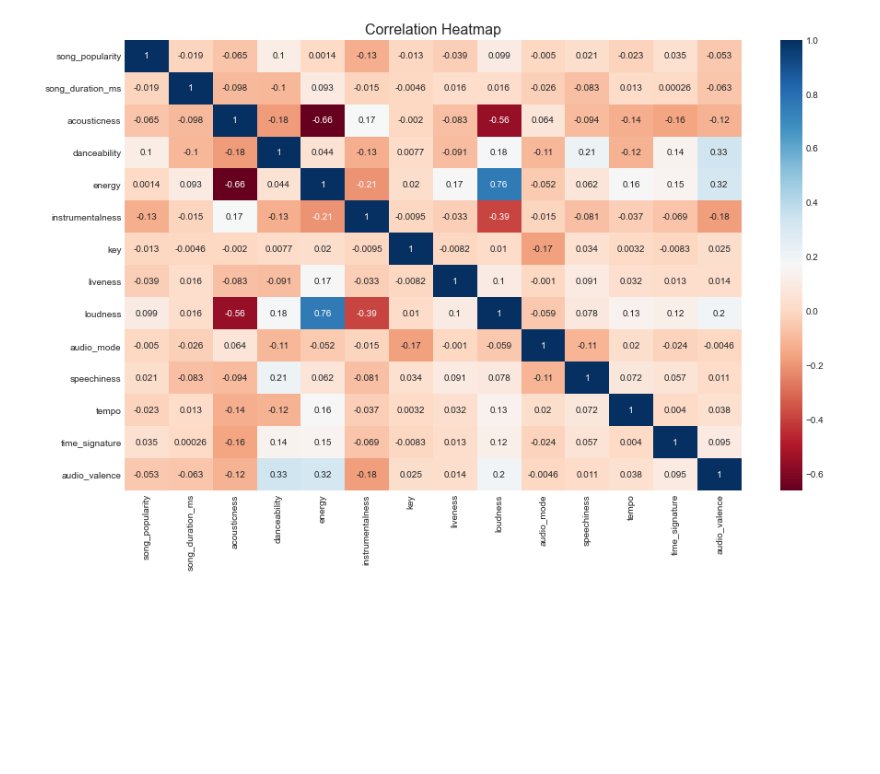
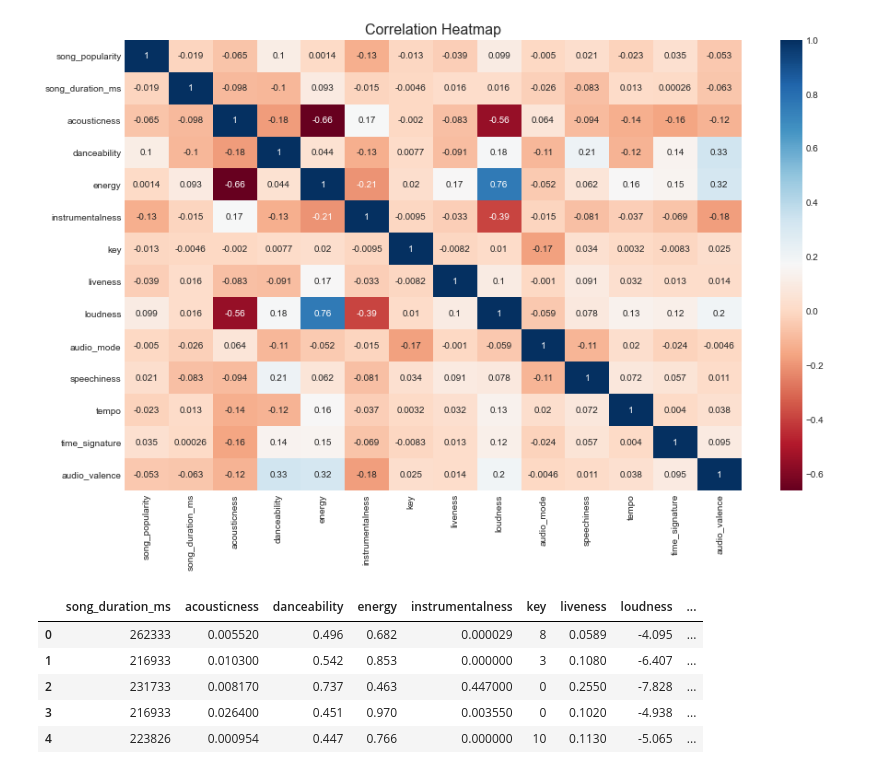
Before and after one commit to gon-martinam/predicting-popularity-song, a Jupyter notebook: src/predicting_song_popularity.ipynb, the cells around one changed output. Saved outputs shown, nothing was run; the diff lists cells and outputs as text; code cells hidden in the pictures; blank space fills up the shorter version.

Commit message:
Beginning of training model

```diff
--- a/src/predicting_song_popularity.ipynb
+++ b/src/predicting_song_popularity.ipynb
@@ -113,3 +113,15 @@ plt.yticks(rotation=0)
 plt.show()
 # %% [output]
 [figure]
+# %%
+train_data = songs_df.drop(columns=['song_name', 'song_popularity', 'popularity_class'])
+label_data = songs_df['popularity_class']
+# %%
+train_data.head()
+# %% [output]
+|  | song_duration_ms | acousticness | danceability | energy | instrumentalness | key | liveness | loudness | ... |
+| 0 | 262333 | 0.005520 | 0.496 | 0.682 | 0.000029 | 8 | 0.0589 | -4.095 | ... |
+| 1 | 216933 | 0.010300 | 0.542 | 0.853 | 0.000000 | 3 | 0.1080 | -6.407 | ... |
+| 2 | 231733 | 0.008170 | 0.737 | 0.463 | 0.447000 | 0 | 0.2550 | -7.828 | ... |
+| 3 | 216933 | 0.026400 | 0.451 | 0.970 | 0.003550 | 0 | 0.1020 | -4.938 | ... |
+| 4 | 223826 | 0.000954 | 0.447 | 0.766 | 0.000000 | 10 | 0.1130 | -5.065 | ... |
```
Also changed, not shown: parts of 1 cell of this notebook.
